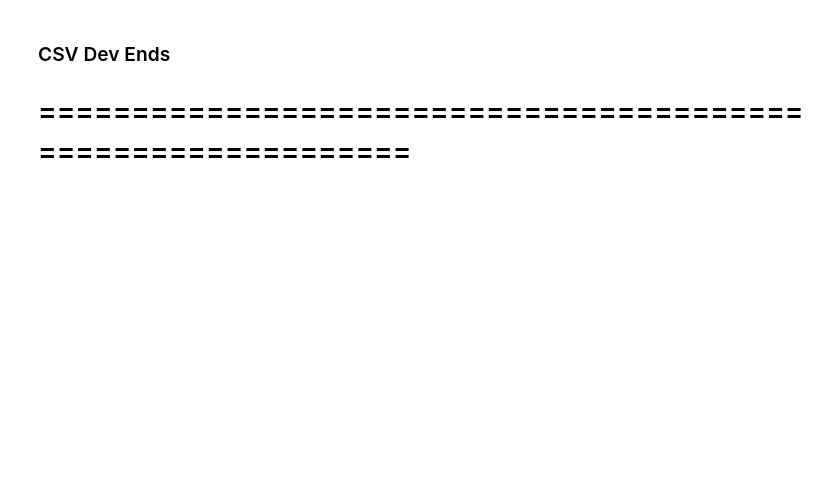
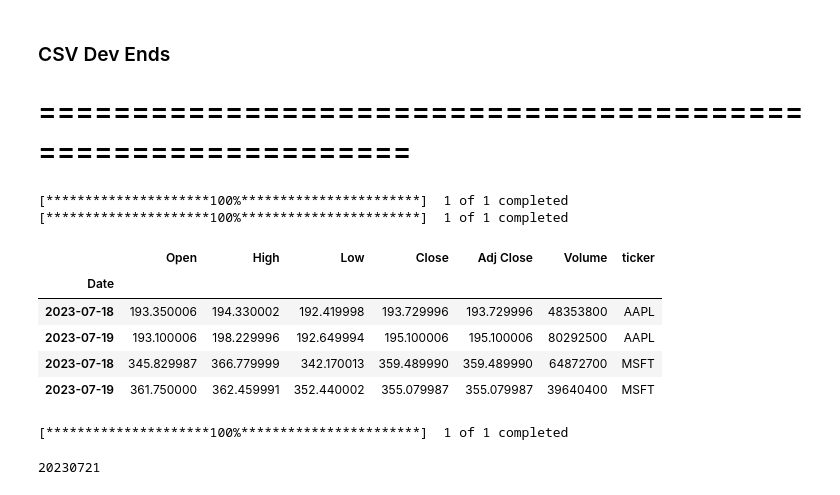
Before and after one commit to macsrc/mac-ta-lib-python, a Jupyter notebook: mac-talib-start/mac-hello.ipynb, the cells around one changed output. Saved outputs shown, nothing was run; the diff lists cells and outputs as text; code cells hidden in the pictures; blank space fills up the shorter version.

```diff
--- a/mac-talib-start/mac-hello.ipynb
+++ b/mac-talib-start/mac-hello.ipynb
@@ -572,3 +675,53 @@ df
 #    a  b  c
 # 0  1  3  4
 # 1  2  4  6
+# %%
+# Get Yfinance data
+
+import yfinance as yf
+import pandas as pd
+
+tickerStrings = ['AAPL', 'MSFT']
+df_list = list()
+for ticker in tickerStrings:
+    data = yf.download(ticker, group_by="Ticker", period='2d')
+    data['ticker'] = ticker  # add this column because the dataframe doesn't contain a column with the ticker
+    df_list.append(data)
+
+# combine all dataframes into a single dataframe
+df = pd.concat(df_list)
+# %% [output]
+[*********************100%***********************]  1 of 1 completed
+[*********************100%***********************]  1 of 1 completed
+# %%
+df
+# %% [output]
+|  | Open | High | Low | Close | Adj Close | Volume | ticker |
+| Date |  |  |  |  |  |  |  |
+| 2023-07-18 | 193.350006 | 194.330002 | 192.419998 | 193.729996 | 193.729996 | 48353800 | AAPL |
+| 2023-07-19 | 193.100006 | 198.229996 | 192.649994 | 195.100006 | 195.100006 | 80292500 | AAPL |
+| 2023-07-18 | 345.829987 | 366.779999 | 342.170013 | 359.489990 | 359.489990 | 64872700 | MSFT |
+| 2023-07-19 | 361.750000 | 362.459991 | 352.440002 | 355.079987 | 355.079987 | 39640400 | MSFT |
+# %%
+import yfinance as yf
+import pandas as pd
+from datetime import datetime
+
+# Get today's date in yyyy-mm-dd format
+today_date = datetime.today().strftime('%Y%m%d')
+
+tickerStrings = ['SBIN.']         # , 'MSFT']
+for ticker in tickerStrings:
+    data = yf.download(ticker, group_by="Ticker", period="2d", interval="1m")
+    data['ticker'] = ticker  # add this column because the dataframe doesn't contain a column with the ticker
+    data.to_csv(f'ticker_{ticker}_{today_date}.csv')  # ticker_AAPL.csv for example
+# %% [output]
+[*********************100%***********************]  1 of 1 completed
+# %%
+from datetime import datetime
+
+# Get today's date in yyyy-mm-dd format
+today_date = datetime.today().strftime('%Y%m%d')
+print(today_date)
+# %% [output]
+20230721
```
Also changed, not shown: parts of 36 cells of this notebook, 6 other files.
